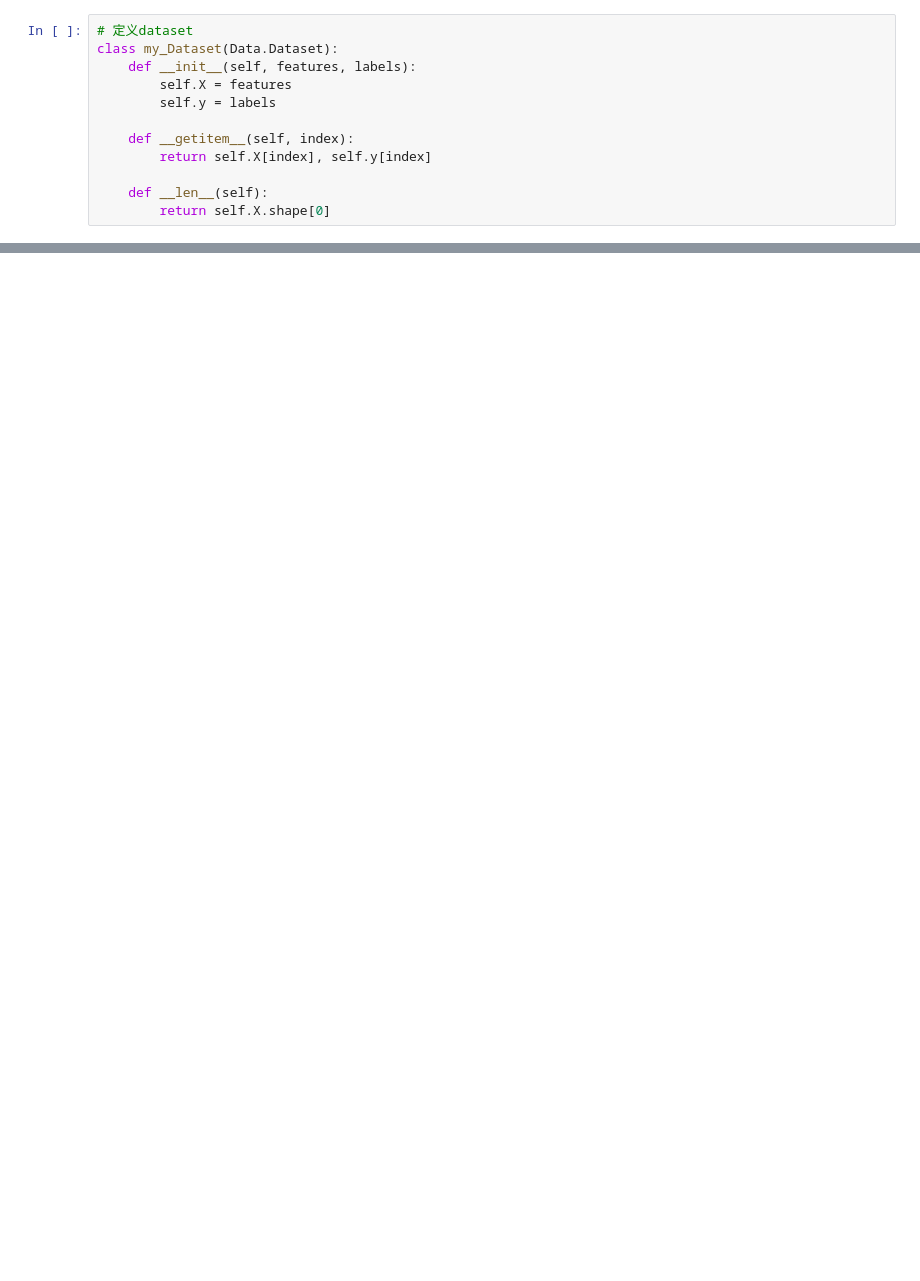
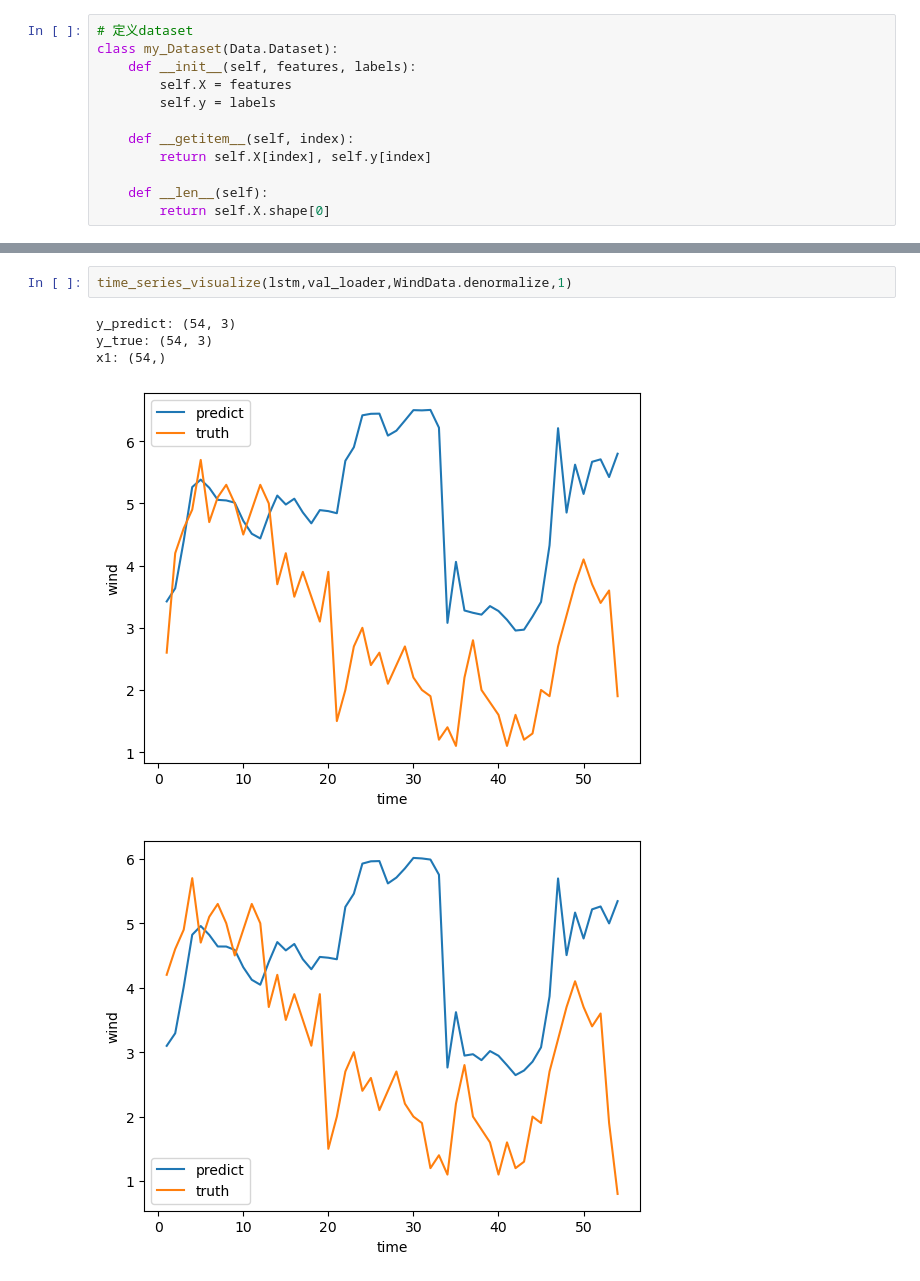
Before and after one commit to HatcherRobotics/intelligent-information-processing, a Jupyter notebook: Chapter8-RNN/jupyter_notebook/wind_lstm.ipynb, the cells around one changed output, grey strips where cells are left out. Cells and saved outputs as stored; diff of their text form; blank space fills up the shorter version.

```diff
--- a/Chapter8-RNN/jupyter_notebook/wind_lstm.ipynb
+++ b/Chapter8-RNN/jupyter_notebook/wind_lstm.ipynb
@@ -275,0 +316,8 @@ plot_metric(train_score_lst)
+# %%
+time_series_visualize(lstm,val_loader,WindData.denormalize,1)
+# %% [output]
+y_predict: (54, 3)
+y_true: (54, 3)
+x1: (54,)
+[figure, added]
+[figure, added]
```
Also changed, not shown: parts of 16 cells of this notebook, 31 other files.
